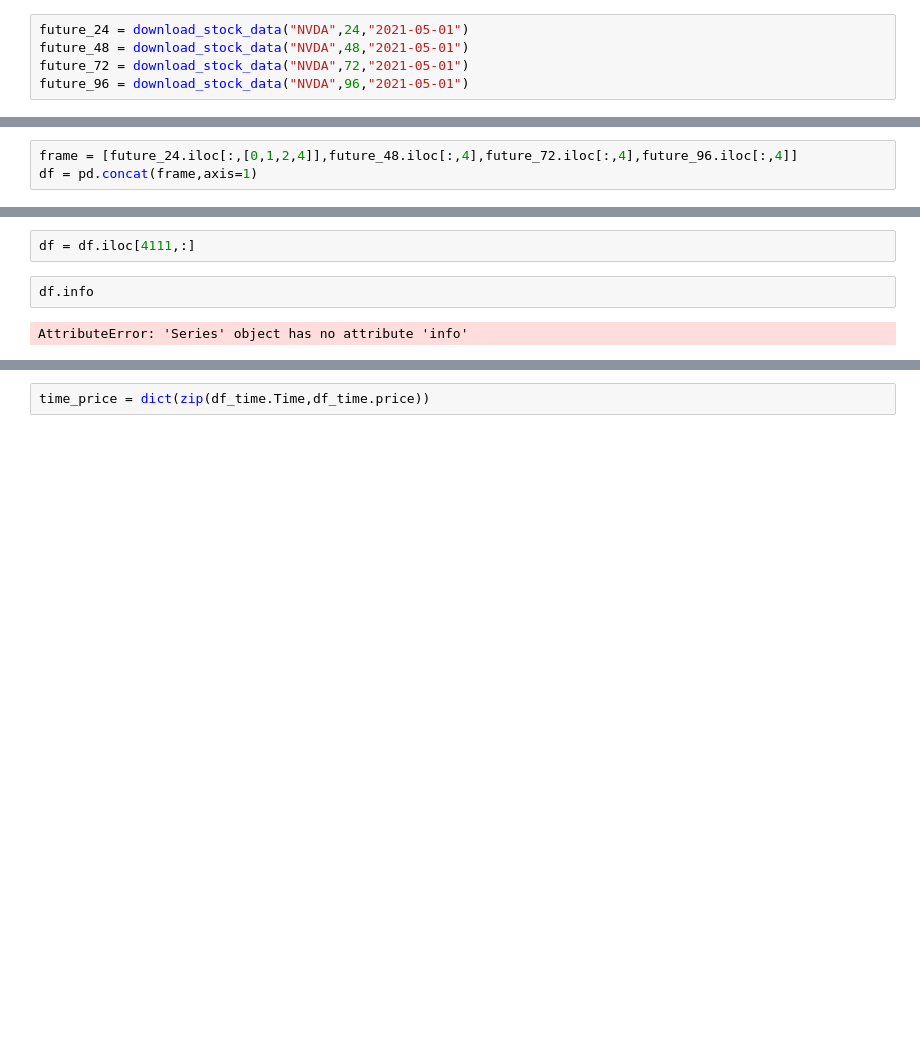
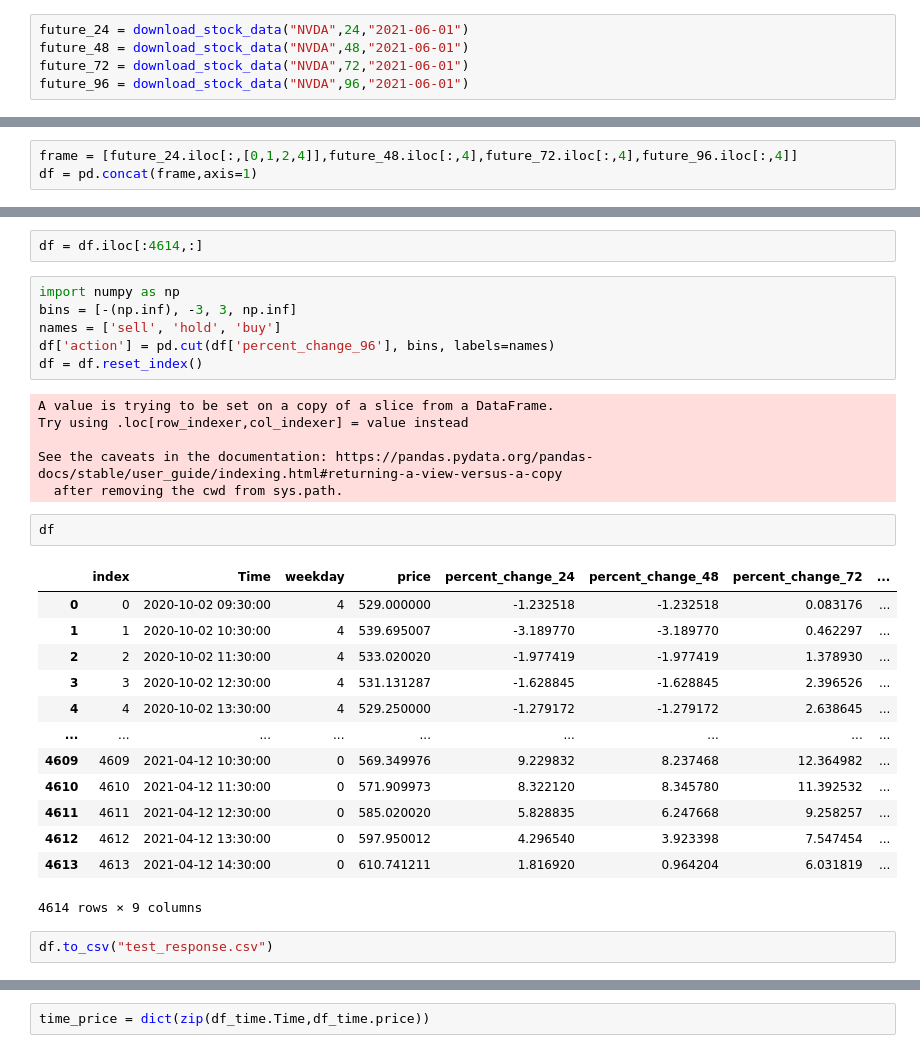
Before and after one commit to Cloblak/youtube_content_based_stock_prediction, a Jupyter notebook: 10_code/Test Yahoo Finance.ipynb, the cells around one changed output, grey strips where cells are left out. Cells and saved outputs as stored; diff of their text form; blank space fills up the shorter version.

Commit message:
test regenerated

```diff
--- a/10_code/Test Yahoo Finance.ipynb
+++ b/10_code/Test Yahoo Finance.ipynb
@@ -93,10 +93,10 @@ def download_stock_data(stock,lookforward,end_date):
     df_time[name] = ((df_time['future_price'] / df_time['price'])-1)*100
     return df_time
 # %%
-future_24 = download_stock_data("NVDA",24,"2021-05-01")
-future_48 = download_stock_data("NVDA",48,"2021-05-01")
-future_72 = download_stock_data("NVDA",72,"2021-05-01")
-future_96 = download_stock_data("NVDA",96,"2021-05-01")
+future_24 = download_stock_data("NVDA",24,"2021-06-01")
+future_48 = download_stock_data("NVDA",48,"2021-06-01")
+future_72 = download_stock_data("NVDA",72,"2021-06-01")
+future_96 = download_stock_data("NVDA",96,"2021-06-01")
 # %% [output]
 [*********************100%***********************]  1 of 1 completed
 [*********************100%***********************]  1 of 1 completed
@@ -110,8 +145,34 @@ df = pd.concat(frame,axis=1)
 # %%
-df = df.iloc[4111,:]
+df = df.iloc[:4614,:]
+# %%
+import numpy as np
+bins = [-(np.inf), -3, 3, np.inf]
+names = ['sell', 'hold', 'buy']
+df['action'] = pd.cut(df['percent_change_96'], bins, labels=names)
+df = df.reset_index()
+# %% [output]
+A value is trying to be set on a copy of a slice from a DataFrame.
+Try using .loc[row_indexer,col_indexer] = value instead
+
+See the caveats in the documentation: https://pandas.pydata.org/pandas-docs/stable/user_guide/indexing.html#returning-a-view-versus-a-copy
+  after removing the cwd from sys.path.
 # %%
-df.info
+df
 # %% [output]
+|  | index | Time | weekday | price | percent_change_24 | percent_change_48 | percent_change_72 | ... |
+| 0 | 0 | 2020-10-02 09:30:00 | 4 | 529.000000 | -1.232518 | -1.232518 | 0.083176 | ... |
+| 1 | 1 | 2020-10-02 10:30:00 | 4 | 539.695007 | -3.189770 | -3.189770 | 0.462297 | ... |
+| 2 | 2 | 2020-10-02 11:30:00 | 4 | 533.020020 | -1.977419 | -1.977419 | 1.378930 | ... |
+| 3 | 3 | 2020-10-02 12:30:00 | 4 | 531.131287 | -1.628845 | -1.628845 | 2.396526 | ... |
+| 4 | 4 | 2020-10-02 13:30:00 | 4 | 529.250000 | -1.279172 | -1.279172 | 2.638645 | ... |
+| ... | ... | ... | ... | ... | ... | ... | ... | ... |
+| 4609 | 4609 | 2021-04-12 10:30:00 | 0 | 569.349976 | 9.229832 | 8.237468 | 12.364982 | ... |
+| 4610 | 4610 | 2021-04-12 11:30:00 | 0 | 571.909973 | 8.322120 | 8.345780 | 11.392532 | ... |
+| 4611 | 4611 | 2021-04-12 12:30:00 | 0 | 585.020020 | 5.828835 | 6.247668 | 9.258257 | ... |
+| 4612 | 4612 | 2021-04-12 13:30:00 | 0 | 597.950012 | 4.296540 | 3.923398 | 7.547454 | ... |
+| 4613 | 4613 | 2021-04-12 14:30:00 | 0 | 610.741211 | 1.816920 | 0.964204 | 6.031819 | ... |
-AttributeError: 'Series' object has no attribute 'info'
+4614 rows × 9 columns
+# %%
+df.to_csv("test_response.csv")
 # %%
 a.tail()
```
Also changed, not shown: parts of 24 cells of this notebook, 16 other files.
